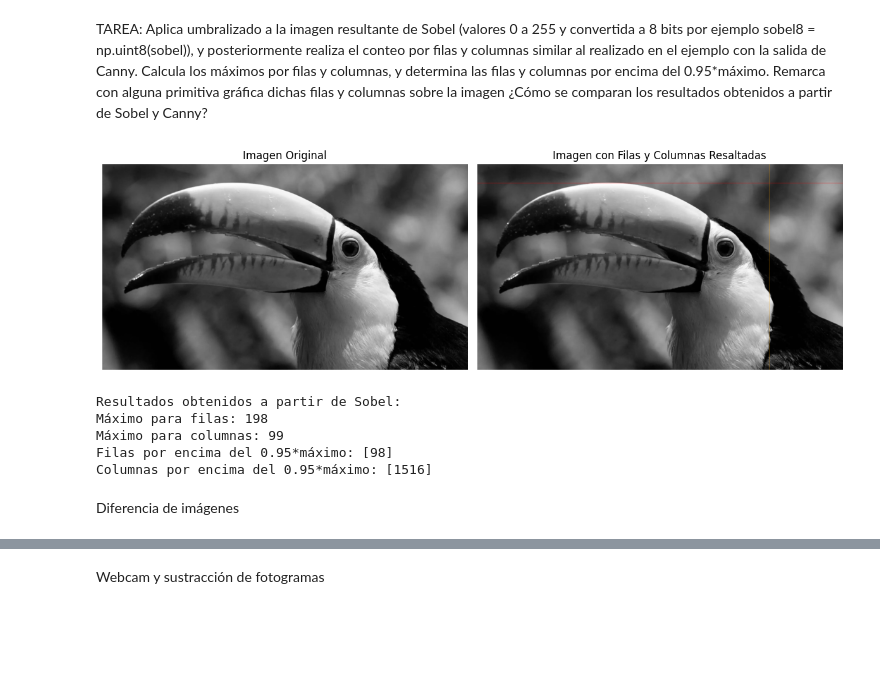
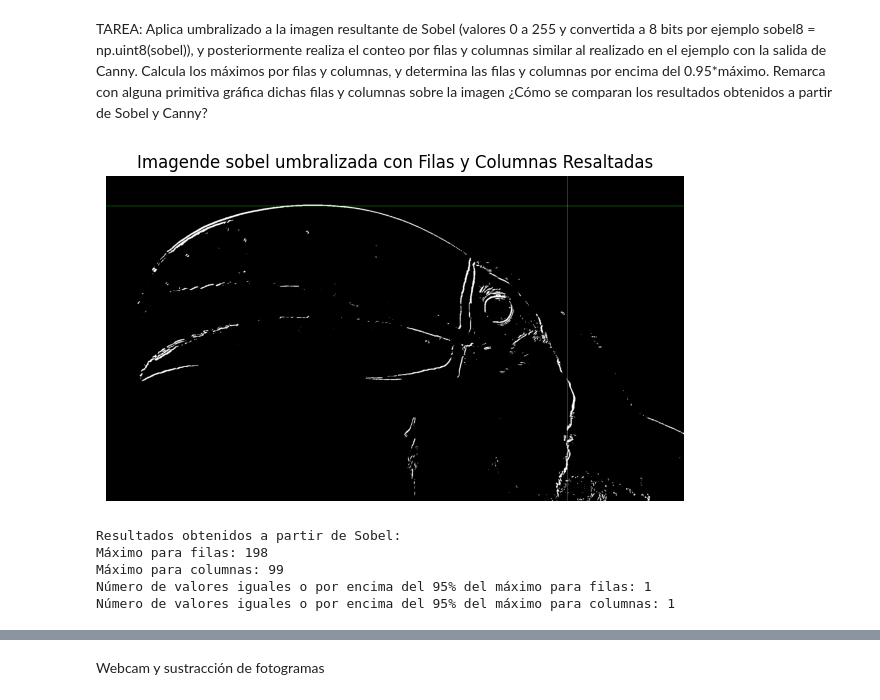
Before and after one commit to AcoranGonzalezMoray/VisionArtificial, a Jupyter notebook: Práctica_2/VC_P2.ipynb, the cells around one changed output, grey strips where cells are left out. Saved outputs shown, nothing was run; the diff lists cells and outputs as text; code cells hidden in the pictures; blank space fills up the shorter version.

```diff
--- a/Práctica_2/VC_P2.ipynb
+++ b/Práctica_2/VC_P2.ipynb
@@ -326,69 +160,66 @@ plt.xlim([0, 256])
 # %% [markdown]
 TAREA: Aplica umbralizado a la imagen resultante de Sobel (valores 0 a 255 y convertida a 8 bits por ejemplo sobel8 = np.uint8(sobel)), y posteriormente realiza el conteo por filas y columnas similar al realizado en el ejemplo con la salida de Canny. Calcula los máximos por filas y columnas, y determina las filas y columnas por encima del 0.95*máximo. Remarca con alguna primitiva gráfica dichas filas y columnas sobre la imagen ¿Cómo se comparan los resultados obtenidos a partir de Sobel y Canny?
 # %%
-# Aplicar umbralizado a la imagen de Sobel (valores de 0 a 255)
-umbral = 100  # Puedes ajustar este umbral según tus necesidades umbral despues de canalizar canny
-sobel_umbralizado = cv2.threshold(gradiente_total_scaled, umbral, 255, cv2.THRESH_BINARY)[1]
 
-# Realizar el conteo de píxeles por filas y columnas
-# Conteo por filas
-row_counts = np.sum(sobel_umbralizado == 255, axis=1)
+# Convertir a 8 bits (valores entre 0 y 255)
+sobel8 = np.uint8(gradiente_total_scaled)
 
-# Conteo por columnas
-col_counts = np.sum(sobel_umbralizado == 255, axis=0)
+# Aplicar umbralizado a la imagen de Sobel
+umbral = 100  # Puedes ajustar este umbral según tus necesidades
+sobel_umbralizado = cv2.threshold(sobel8, umbral, 255, cv2.THRESH_BINARY)[1]
 
-# Calcular los máximos por filas y columnas
-max_value_rows = np.max(row_counts)
-max_value_cols = np.max(col_counts)
+# Conteo de píxeles blancos por filas y columnas
+filas_blancas = np.sum(sobel_umbralizado == 255, axis=1)
+columnas_blancas = np.sum(sobel_umbralizado == 255, axis=0)
 
-# Determinar las filas y columnas por encima del 0.95*máximo
-umbral_filas = 0.95 * max_value_rows
-umbral_columnas = 0.95 * max_value_cols
+# Calcular el máximo tanto para filas como para columnas
+maximo_filas = np.max(filas_blancas)
+maximo_columnas = np.max(columnas_blancas)
 
-filas_superiores = np.where(row_counts >= umbral_filas)[0]
-columnas_superiores = np.where(col_counts >= umbral_columnas)[0]
+# Calcular el umbral para filas y columnas
+umbral_filas = 0.95 * maximo_filas
+umbral_columnas = 0.95 * maximo_columnas
 
-# Resaltar las filas y columnas sobre la imagen original
-imagen_resaltada = cv2.cvtColor(imagen, cv2.COLOR_GRAY2BGR)
+# Filas por encima del 0.95 del máximo
+filas_destacadas = np.where(filas_blancas >= umbral_filas)[0]
+
+# Columnas por encima del 0.95 del máximo
+columnas_destacadas = np.where(columnas_blancas >= umbral_columnas)[0]
+
+# Crear una copia de la imagen original en color para resaltado
+imagen_resaltada = cv2.cvtColor(sobel_umbralizado, cv2.COLOR_GRAY2BGR)
 
 # Resaltar las filas en rojo
-for fila in filas_superiores:
-    imagen_resaltada[fila, :, :] = [0, 0, 255]  # Rojo (BGR)
+for fila in filas_destacadas:
+    imagen_resaltada[fila, :, :] = [0, 255, 0]  # verde (BGR)
 
 # Resaltar las columnas en naranja
-for columna in columnas_superiores:
+for columna in columnas_destacadas:
     imagen_resaltada[:, columna, :] = [0, 165, 255]  # Naranja (BGR)
 
-# Mostrar la imagen original y la imagen resaltada
+# Mostrar la imagen original y la imagen con filas y columnas resaltadas
 plt.figure(figsize=(12, 6))
 
-# Imagen original
+
+# Imagen con filas y columnas resaltadas
 plt.subplot(1, 2, 1)
 plt.axis("off")
-plt.title('Imagen Original')
-plt.imshow(cv2.cvtColor(imagen, cv2.COLOR_BGR2RGB))
-
-# Imagen con filas y columnas resaltadas
-plt.subplot(1, 2, 2)
-plt.axis("off")
-plt.title('Imagen con Filas y Columnas Resaltadas')
+plt.title('Imagende sobel umbralizada con Filas y Columnas Resaltadas')
 plt.imshow(cv2.cvtColor(imagen_resaltada, cv2.COLOR_BGR2RGB))
 
 plt.tight_layout()
 plt.show()
 
 # Comparar los resultados obtenidos a partir de Sobel y Canny
 print("Resultados obtenidos a partir de Sobel:")
-print("Máximo para filas:", max_value_rows)
-print("Máximo para columnas:", max_value_cols)
-print("Filas por encima del 0.95*máximo:", filas_superiores)
-print("Columnas por encima del 0.95*máximo:", columnas_superiores)
+print("Máximo para filas:", maximo_filas)
+print("Máximo para columnas:", maximo_columnas)
+print("Número de valores iguales o por encima del 95% del máximo para filas:", len(filas_destacadas))
+print("Número de valores iguales o por encima del 95% del máximo para columnas:", len(columnas_destacadas))
 # %% [output]
-[figure, old version]
+[figure, new version]
 Resultados obtenidos a partir de Sobel:
 Máximo para filas: 198
 Máximo para columnas: 99
-Filas por encima del 0.95*máximo: [98]
-Columnas por encima del 0.95*máximo: [1516]
+Número de valores iguales o por encima del 95% del máximo para filas: 1
+Número de valores iguales o por encima del 95% del máximo para columnas: 1
-# %% [markdown]
-Diferencia de imágenes
```
Also changed, not shown: parts of 26 cells of this notebook.
